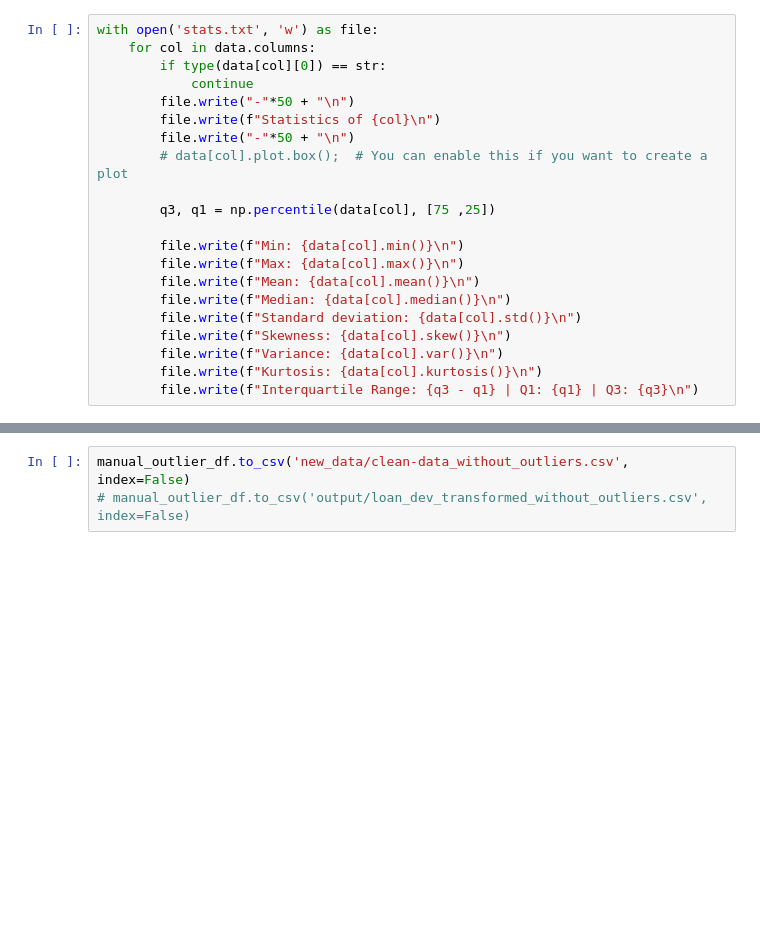
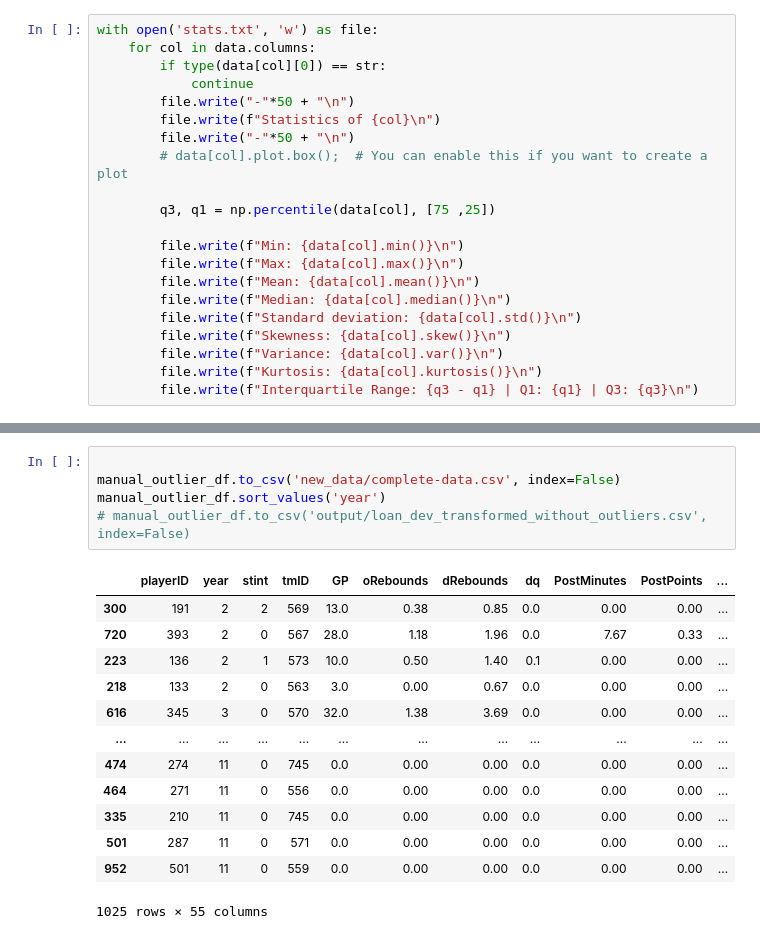
Before and after one commit to P1ntas/Machine-Learning, a Jupyter notebook: src/2-outlier_detection.ipynb, the cells around one changed output, grey strips where cells are left out. Drawn from its saved outputs; the diff is of its cells as text; blank space fills up the shorter version.

```diff
--- a/src/2-outlier_detection.ipynb
+++ b/src/2-outlier_detection.ipynb
@@ -124,3 +139,19 @@ Total outliers ratio: 0.004797441364605544
 # %%
-manual_outlier_df.to_csv('new_data/clean-data_without_outliers.csv', index=False)
+
+manual_outlier_df.to_csv('new_data/complete-data.csv', index=False)
+manual_outlier_df.sort_values('year')
 # manual_outlier_df.to_csv('output/loan_dev_transformed_without_outliers.csv', index=False)
+# %% [output]
+|  | playerID | year | stint | tmID | GP | oRebounds | dRebounds | dq | PostMinutes | PostPoints | ... |
+| 300 | 191 | 2 | 2 | 569 | 13.0 | 0.38 | 0.85 | 0.0 | 0.00 | 0.00 | ... |
+| 720 | 393 | 2 | 0 | 567 | 28.0 | 1.18 | 1.96 | 0.0 | 7.67 | 0.33 | ... |
+| 223 | 136 | 2 | 1 | 573 | 10.0 | 0.50 | 1.40 | 0.1 | 0.00 | 0.00 | ... |
+| 218 | 133 | 2 | 0 | 563 | 3.0 | 0.00 | 0.67 | 0.0 | 0.00 | 0.00 | ... |
+| 616 | 345 | 3 | 0 | 570 | 32.0 | 1.38 | 3.69 | 0.0 | 0.00 | 0.00 | ... |
+| ... | ... | ... | ... | ... | ... | ... | ... | ... | ... | ... | ... |
+| 474 | 274 | 11 | 0 | 745 | 0.0 | 0.00 | 0.00 | 0.0 | 0.00 | 0.00 | ... |
+| 464 | 271 | 11 | 0 | 556 | 0.0 | 0.00 | 0.00 | 0.0 | 0.00 | 0.00 | ... |
+| 335 | 210 | 11 | 0 | 745 | 0.0 | 0.00 | 0.00 | 0.0 | 0.00 | 0.00 | ... |
+| 501 | 287 | 11 | 0 | 571 | 0.0 | 0.00 | 0.00 | 0.0 | 0.00 | 0.00 | ... |
+| 952 | 501 | 11 | 0 | 559 | 0.0 | 0.00 | 0.00 | 0.0 | 0.00 | 0.00 | ... |
+1025 rows × 55 columns
```
Also changed, not shown: parts of 6 cells of this notebook, 4 other files.
